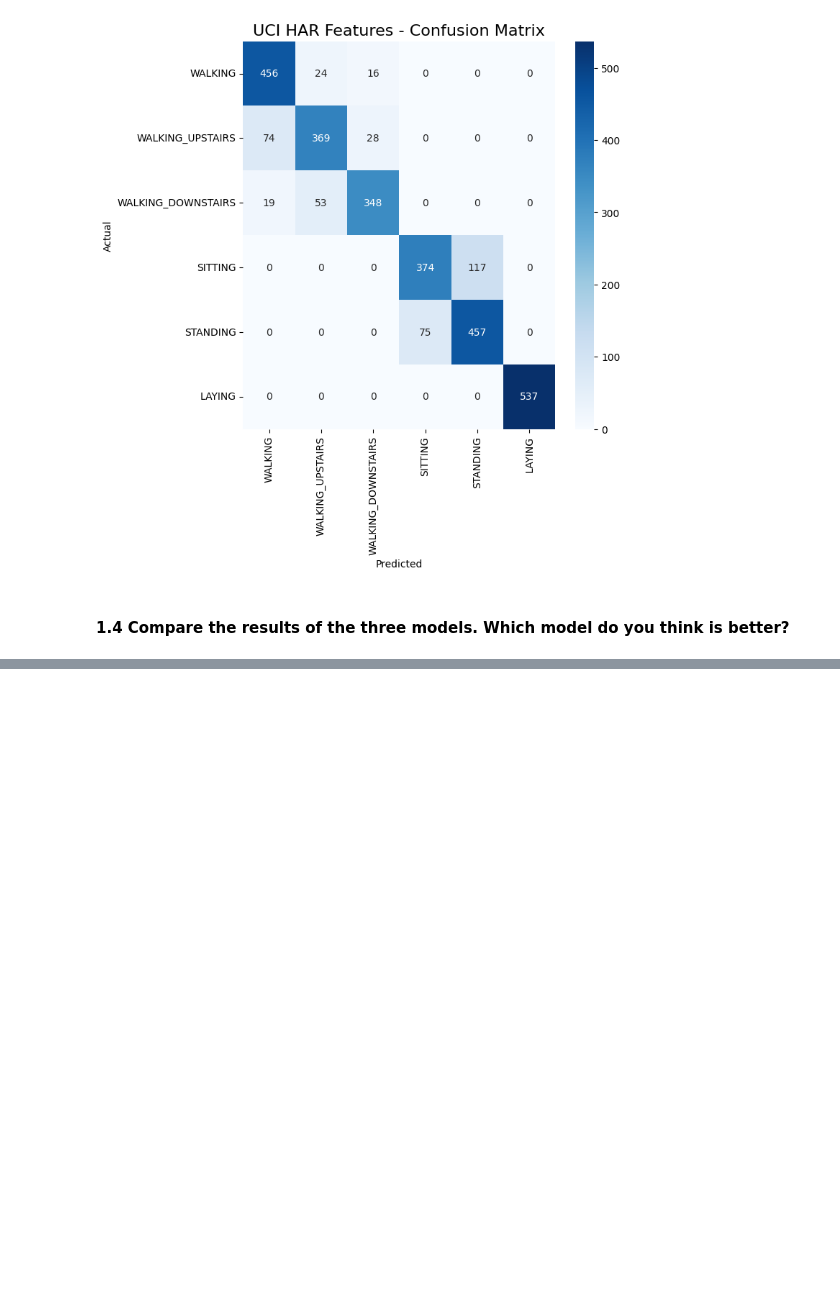
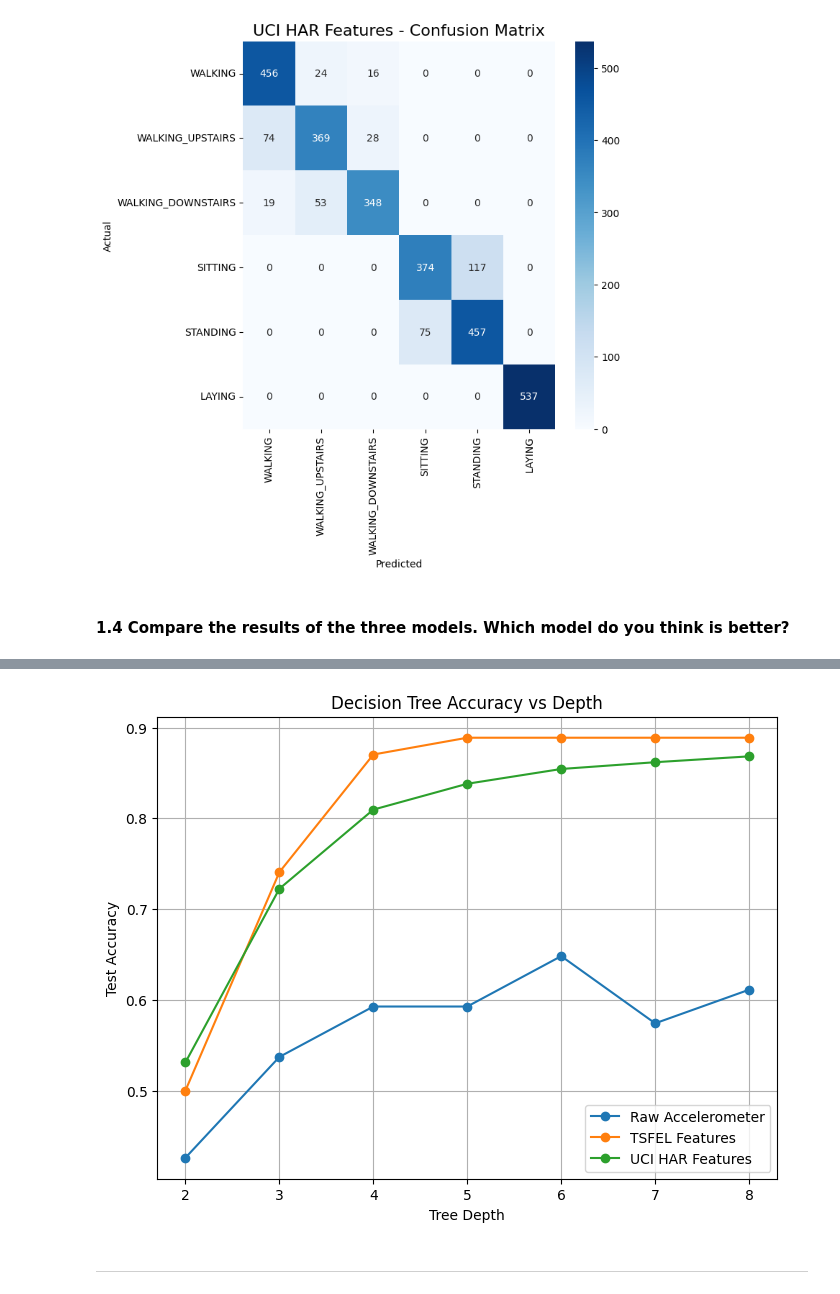
Before and after one commit to HarshJamgaonkar05/ES-335-ML-Assignment-1, a Jupyter notebook: Task2_Part2.ipynb, the cells around one changed output, grey strips where cells are left out. Saved outputs shown, nothing was run; the diff lists cells and outputs as text; code cells hidden in the pictures; blank space fills up the shorter version.

```diff
--- a/Task2_Part2.ipynb
+++ b/Task2_Part2.ipynb
@@ -285,13 +289,13 @@ X_test_flat = X_test.reshape(X_test.shape[0], -1)     # (54, 1500)
 Using sklearn decision tree classifier libraries
 # %%
 clf = DecisionTreeClassifier(random_state=42)
-clf.fit(X_train_flat, y_train)
+clf.fit(X_train_raw_flat, y_train_raw)
 # %% [output]
 DecisionTreeClassifier(random_state=42)
 # %% [markdown]
 Now predict the decision tree on test data
 # %%
-y_pred = clf.predict(X_test_flat)
+y_pred_raw = clf.predict(X_test_raw_flat)
 # %% [markdown]
 Reporting the matrix, accuracy, precision, recall
 # %%
@@ -433,15 +438,15 @@ train_path = "./UCI HAR Dataset/train"
 test_path = "./UCI HAR Dataset/test"
 
 # Load data
-X_train = np.loadtxt(f"{train_path}/X_train.txt")
-y_train = np.loadtxt(f"{train_path}/y_train.txt").astype(int)
+X_train_UCI = np.loadtxt(f"{train_path}/X_train.txt")
+y_train_UCI = np.loadtxt(f"{train_path}/y_train.txt").astype(int)
 
-X_test = np.loadtxt(f"{test_path}/X_test.txt")
-y_test = np.loadtxt(f"{test_path}/y_test.txt").astype(int)
+X_test_UCI = np.loadtxt(f"{test_path}/X_test.txt")
+y_test_UCI = np.loadtxt(f"{test_path}/y_test.txt").astype(int)
 
 print("Shapes:")
-print(f"X_train: {X_train.shape}, y_train: {y_train.shape}")
-print(f"X_test:  {X_test.shape}, y_test:  {y_test.shape}")
+print(f"X_train: {X_train_UCI.shape}, y_train: {y_train_UCI.shape}")
+print(f"X_test:  {X_test_UCI.shape}, y_test:  {y_test_UCI.shape}")
 # %% [output]
 Shapes:
 X_train: (7352, 561), y_train: (7352,)
@@ -450,8 +455,8 @@ X_test:  (2947, 561), y_test:  (2947,)
 Training Decision tree
 # %%
 dt_har = DecisionTreeClassifier(random_state=42)
-dt_har.fit(X_train, y_train)
-y_pred = dt_har.predict(X_test)
+dt_har.fit(X_train_UCI, y_train_UCI)
+y_pred_UCI = dt_har.predict(X_test_UCI)
 # %% [markdown]
 Reporting accuracy, matrix , precision , recall
 # %%
@@ -517,0 +529,38 @@ On comparing the results of the 3 models shown above, the model that uses tsfel
+# %%
+depths = range(2, 9)
+acc_raw, acc_tsfel, acc_har = [], [], []
+
+for d in depths:
+    # Raw Accelerometer
+    dt_raw = DecisionTreeClassifier(max_depth=d, random_state=42)
+    dt_raw.fit(X_train_raw_flat, y_train_raw)
+    y_pred_raw = dt_raw.predict(X_test_raw_flat)
+    acc_raw.append(accuracy_score(y_test_raw, y_pred_raw))
+
+    # TSFEL Features
+    dt_tsfel = DecisionTreeClassifier(max_depth=d, random_state=42)
+    dt_tsfel.fit(X_train_tsfel, y_train_tsfel)
+    y_pred_tsfel = dt_tsfel.predict(X_test_tsfel)
+    acc_tsfel.append(accuracy_score(y_test_tsfel, y_pred_tsfel))
+
+    # UCI HAR Provided Features
+    dt_har = DecisionTreeClassifier(max_depth=d, random_state=42)
+    dt_har.fit(X_train_UCI, y_train_UCI)
+    y_pred_har = dt_har.predict(X_test_UCI)
+    acc_har.append(accuracy_score(y_test_UCI, y_pred_har))
+
+# Plot
+plt.figure(figsize=(8,6))
+plt.plot(depths, acc_raw, marker='o', label="Raw Accelerometer")
+plt.plot(depths, acc_tsfel, marker='o', label="TSFEL Features")
+plt.plot(depths, acc_har, marker='o', label="UCI HAR Features")
+plt.title("Decision Tree Accuracy vs Depth")
+plt.xlabel("Tree Depth")
+plt.ylabel("Test Accuracy")
+plt.legend()
+plt.grid(True)
+plt.show()
+# %% [output]
+[figure, added]
+# %% [markdown]
+---
```
Also changed, not shown: parts of 13 cells of this notebook, 3 other files.
